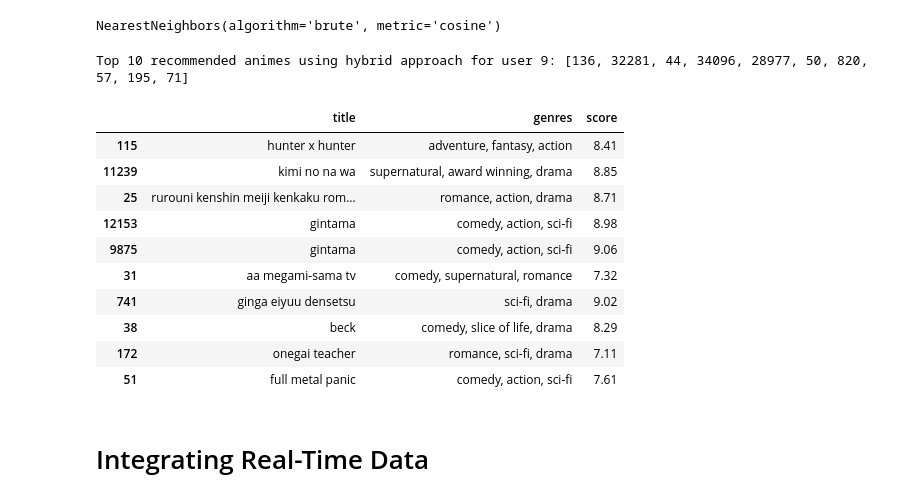
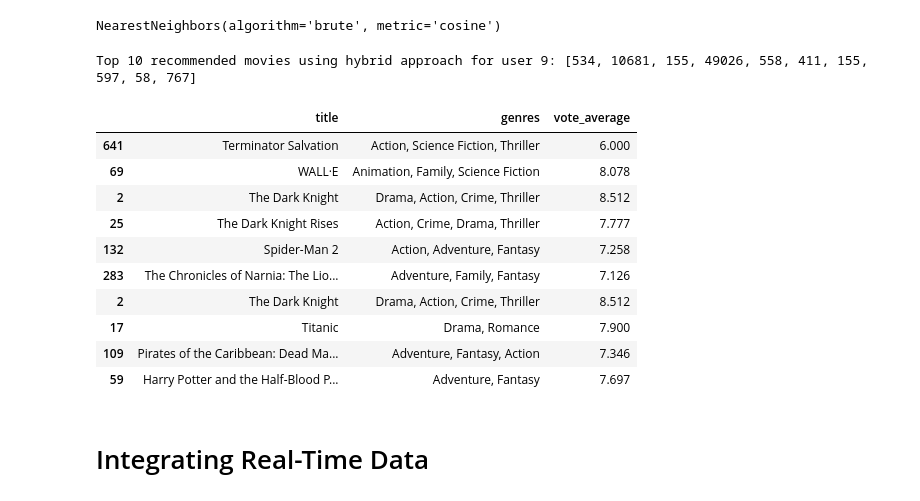
Before and after one commit to SStepz/TheWatcher, a Jupyter notebook: Recommendations/MovieRS.ipynb, the cells around one changed output. Drawn from its saved outputs; the diff is of its cells as text; code cells hidden in the pictures.

Commit message:
improve and implement anime and movie user-based api, add base for tv user-based

```diff
--- a/Recommendations/MovieRS.ipynb
+++ b/Recommendations/MovieRS.ipynb
@@ -298,15 +298,15 @@ Recommendations for "Interstellar":
 # %% [markdown]
 # User-Based Collaborative Recommendation
 # %%
-# Create a pivot table with users as rows and animes as columns
-user_anime_matrix = df_score.pivot(index='user_id', columns='anime_id', values='rating').fillna(0)
+# Create a pivot table with users as rows and movies as columns
+user_movie_matrix = df_score.pivot(index='userId', columns='tmdbId', values='rating').fillna(0)
 
 # Convert to sparse matrix
-user_anime_sparse_matrix = csr_matrix(user_anime_matrix.values)
+user_movie_sparse_matrix = csr_matrix(user_movie_matrix.values)
 
 # Fit the NearestNeighbors model
 knn_model = NearestNeighbors(metric='cosine', algorithm='brute')
-knn_model.fit(user_anime_sparse_matrix)
+knn_model.fit(user_movie_sparse_matrix)
 # %% [output]
 NearestNeighbors(algorithm='brute', metric='cosine')
 # %%
@@ -378,22 +393,22 @@ def get_anime_details_by_ids(anime_ids):
 svd_model = load('../Model/movie_svd_model.joblib')
 # %%
 user_id = '9'
-recommended_animes_ids = hybrid_recommendations(user_id, svd_model, knn_model, user_anime_matrix)
-print(f'Top 10 recommended animes using hybrid approach for user {user_id}: {recommended_animes_ids}')
-get_anime_details_by_ids(recommended_animes_ids)
+recommended_movies_ids = hybrid_recommendations(user_id, svd_model, knn_model, user_movie_matrix)
+print(f'Top 10 recommended movies using hybrid approach for user {user_id}: {recommended_movies_ids}')
+get_movie_details_by_ids(recommended_movies_ids)
 # %% [output]
-Top 10 recommended animes using hybrid approach for user 9: [136, 32281, 44, 34096, 28977, 50, 820, 57, 195, 71]
+Top 10 recommended movies using hybrid approach for user 9: [534, 10681, 155, 49026, 558, 411, 155, 597, 58, 767]
-|  | title | genres | score |
-| 115 | hunter x hunter | adventure, fantasy, action | 8.41 |
-| 11239 | kimi no na wa | supernatural, award winning, drama | 8.85 |
-| 25 | rurouni kenshin meiji kenkaku rom... | romance, action, drama | 8.71 |
-| 12153 | gintama | comedy, action, sci-fi | 8.98 |
-| 9875 | gintama | comedy, action, sci-fi | 9.06 |
-| 31 | aa megami-sama tv | comedy, supernatural, romance | 7.32 |
-| 741 | ginga eiyuu densetsu | sci-fi, drama | 9.02 |
-| 38 | beck | comedy, slice of life, drama | 8.29 |
-| 172 | onegai teacher | romance, sci-fi, drama | 7.11 |
-| 51 | full metal panic | comedy, action, sci-fi | 7.61 |
+|  | title | genres | vote_average |
+| 641 | Terminator Salvation | Action, Science Fiction, Thriller | 6.000 |
+| 69 | WALL·E | Animation, Family, Science Fiction | 8.078 |
+| 2 | The Dark Knight | Drama, Action, Crime, Thriller | 8.512 |
+| 25 | The Dark Knight Rises | Action, Crime, Drama, Thriller | 7.777 |
+| 132 | Spider-Man 2 | Action, Adventure, Fantasy | 7.258 |
+| 283 | The Chronicles of Narnia: The Lio... | Adventure, Family, Fantasy | 7.126 |
+| 2 | The Dark Knight | Drama, Action, Crime, Thriller | 8.512 |
+| 17 | Titanic | Drama, Romance | 7.900 |
+| 109 | Pirates of the Caribbean: Dead Ma... | Adventure, Fantasy, Action | 7.346 |
+| 59 | Harry Potter and the Half-Blood P... | Adventure, Fantasy | 7.697 |
 # %% [markdown]
 # Integrating Real-Time Data
 # %%
```
Also changed, not shown: parts of 5 cells of this notebook, 10 other files.
